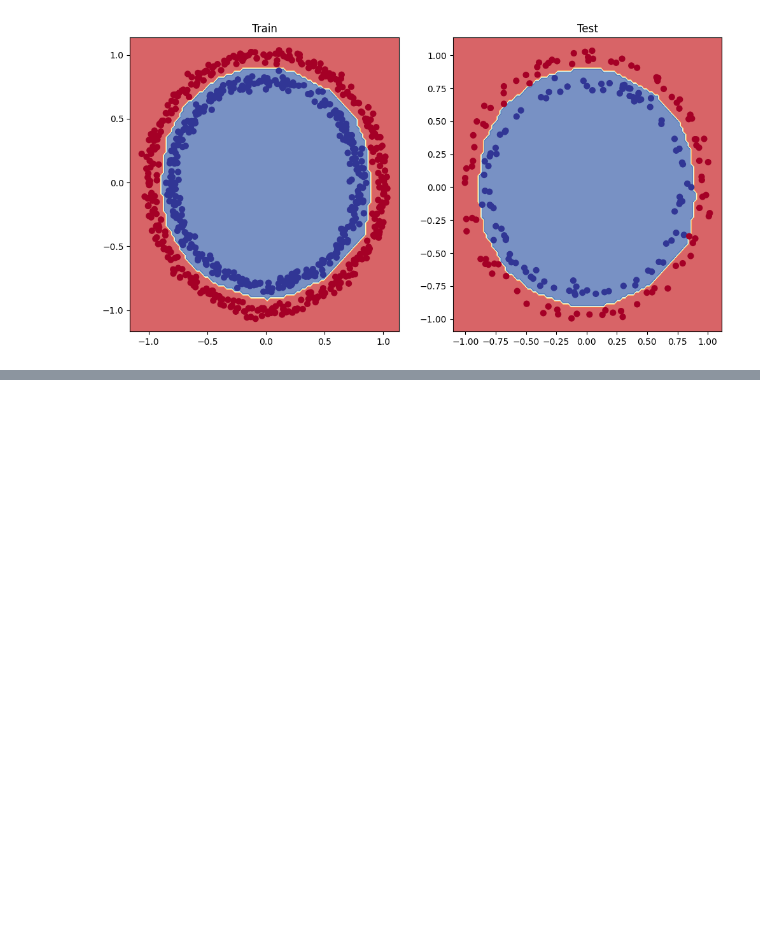
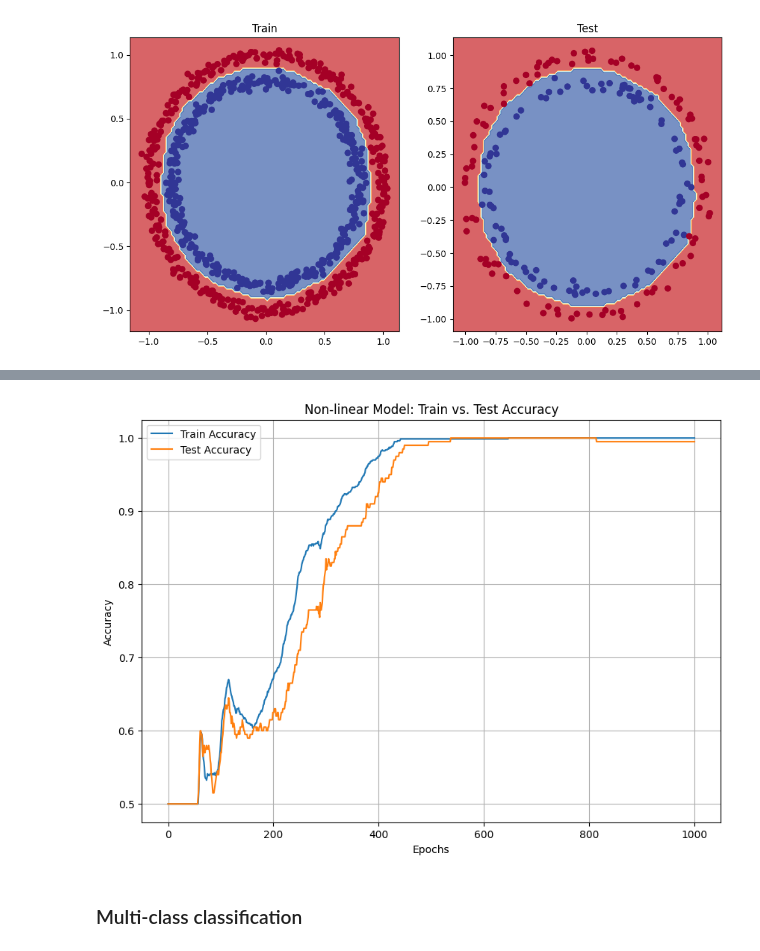
Before and after one commit to BilalAsifB/Learning-PyTorch, a Jupyter notebook: notebooks/02_pytorch_NN_classification.ipynb, the cells around one changed output, grey strips where cells are left out. Cells and saved outputs as stored; diff of their text form; code cells hidden in the pictures; blank space fills up the shorter version.

Commit message:
implemented multi-class classification

```diff
--- a/notebooks/02_pytorch_NN_classification.ipynb
+++ b/notebooks/02_pytorch_NN_classification.ipynb
@@ -429,0 +498,16 @@ plot_decision_boundary(non_linear_model, X_test, y_test)
+# %%
+plt.figure(figsize=(10, 7))
+
+plt.plot(non_linear_model_train_accuracy, label='Train Accuracy')
+plt.plot(non_linear_model_test_accuracy, label='Test Accuracy')
+plt.title('Non-linear Model: Train vs. Test Accuracy')
+plt.xlabel('Epochs')
+plt.ylabel('Accuracy')
+plt.legend()
+plt.grid(True)
+
+plt.show()
+# %% [output]
+[figure, added]
+# %% [markdown]
+### Multi-class classification
```
Also changed, not shown: parts of 26 cells of this notebook.
